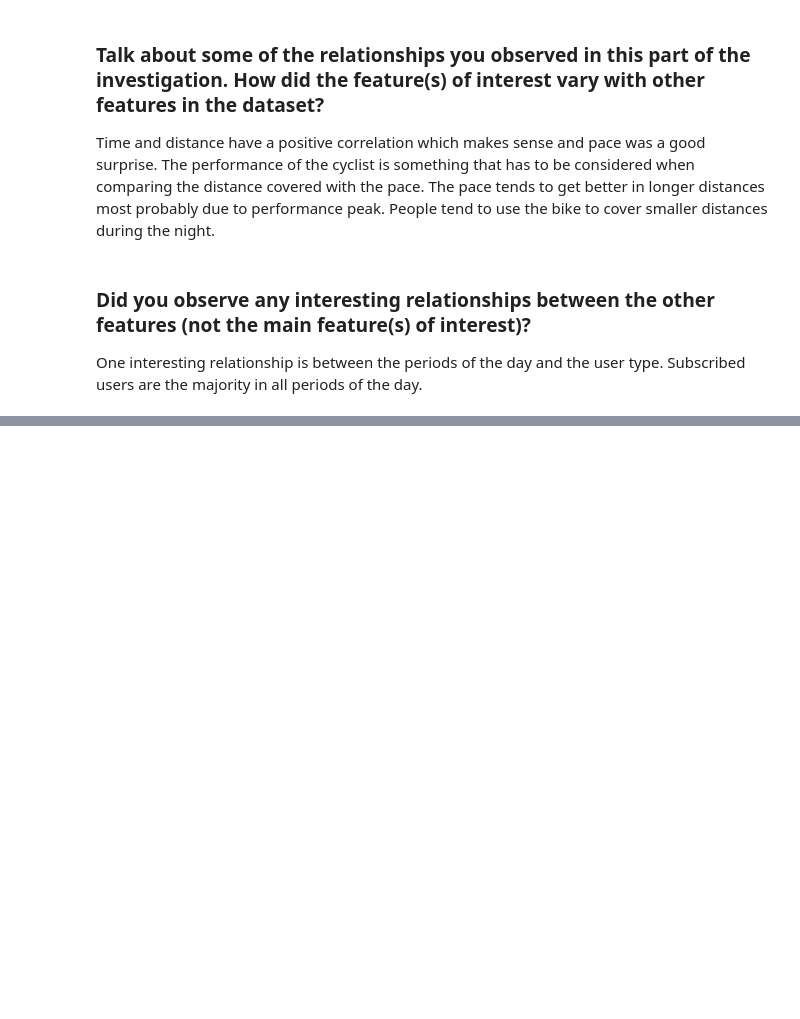
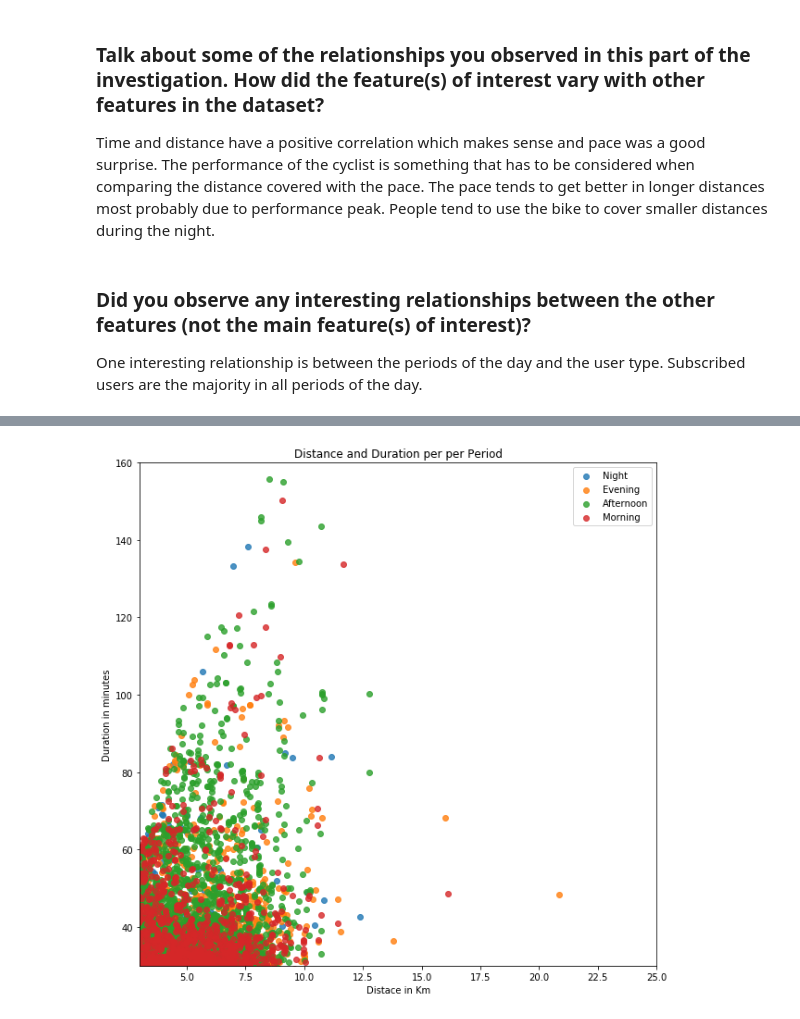
Before and after one commit to eduardopd/udacity-data-analysis-data-visualization, a Jupyter notebook: bay-wheels.ipynb, the cells around one changed output, grey strips where cells are left out. Cells and saved outputs as stored; diff of their text form; code cells hidden in the pictures; blank space fills up the shorter version.

```diff
--- a/bay-wheels.ipynb
+++ b/bay-wheels.ipynb
@@ -892,0 +1000,4 @@ One interesting relationship is between the periods of the day and the user type
+# %%
+graph_period_zoom()
+# %% [output]
+[figure, added]
```
Also changed, not shown: parts of 16 cells of this notebook.
